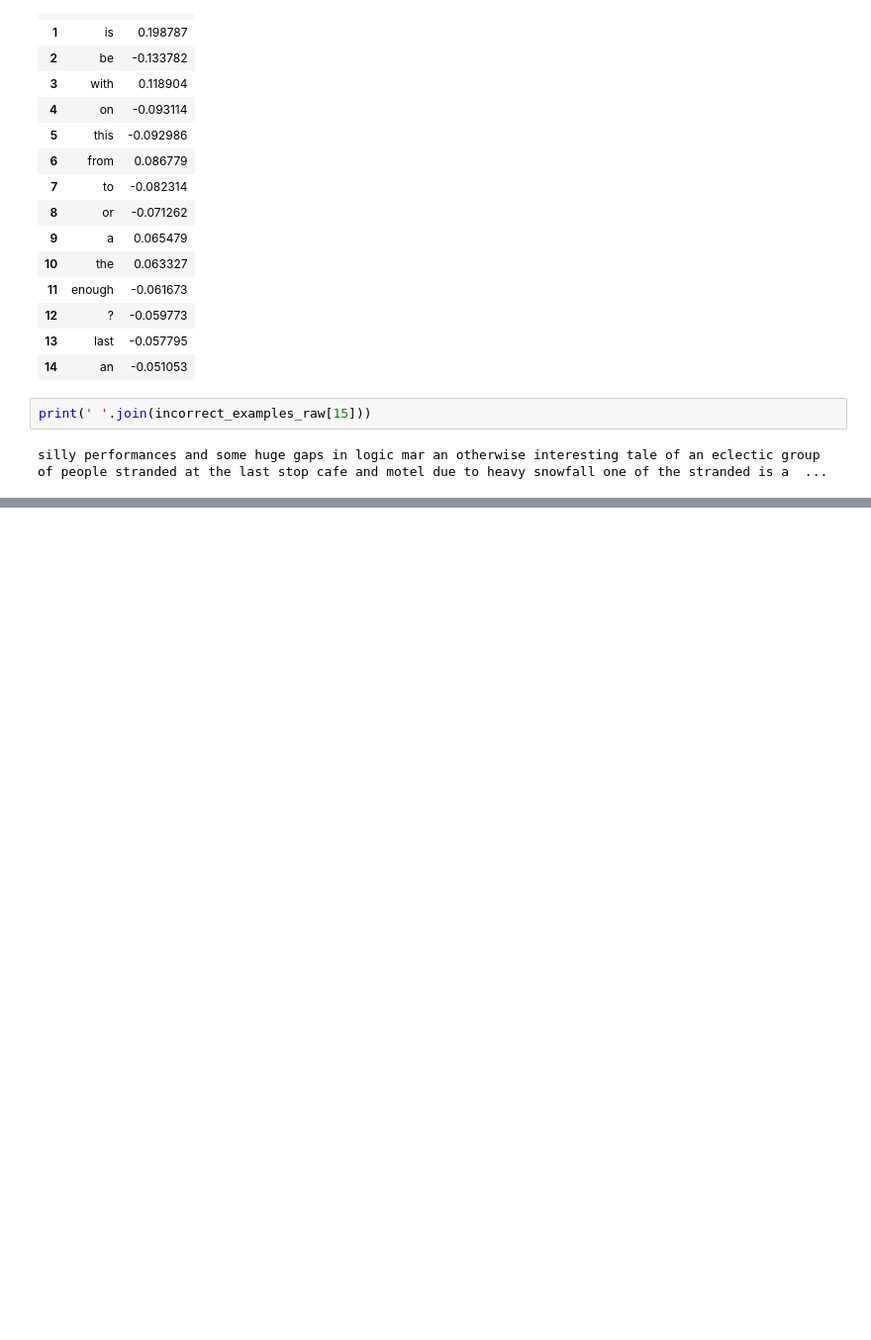
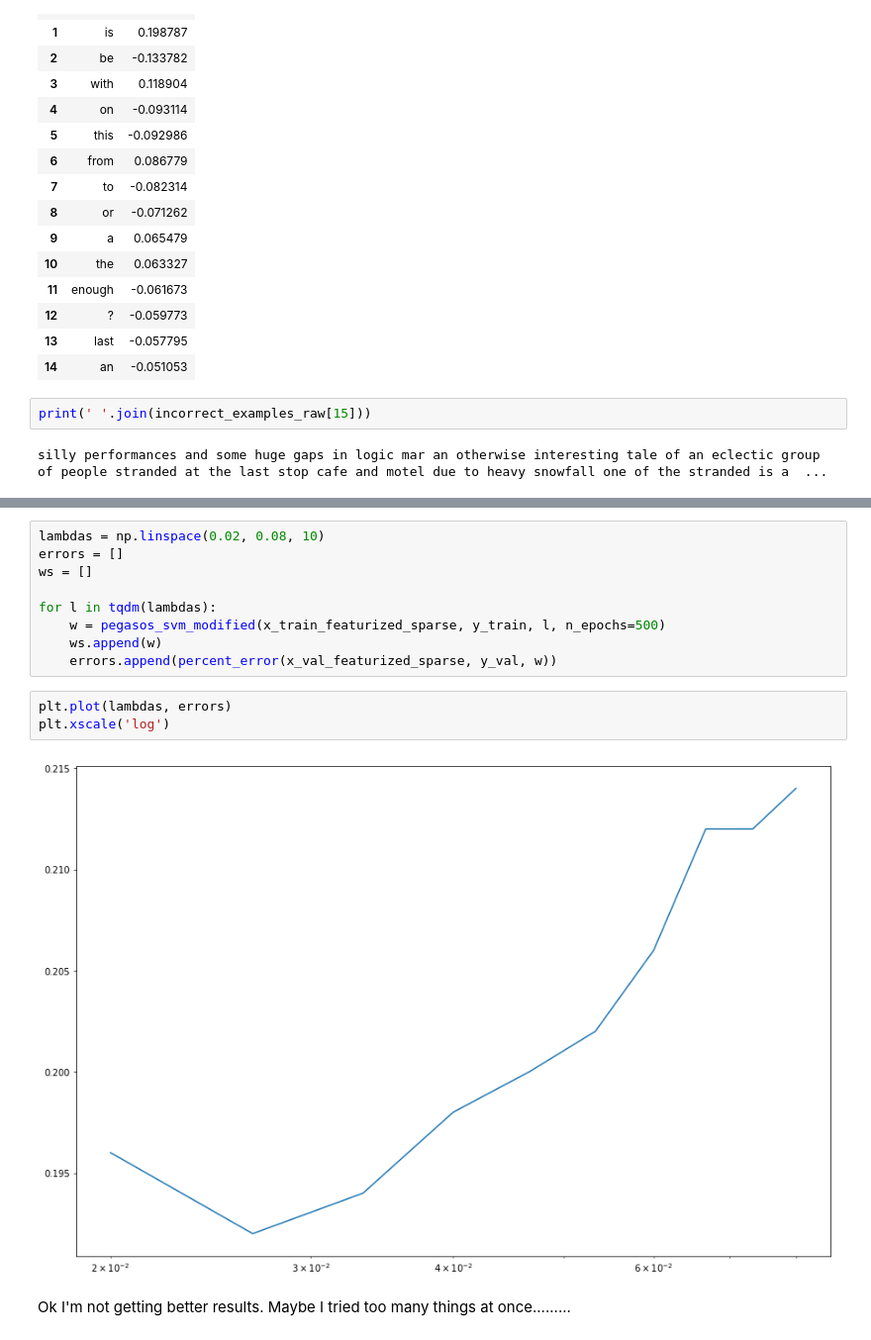
Before and after one commit to cfizette/NYU-Data-Science, a Jupyter notebook: DS-1003/hw/3/hw3-solution.ipynb, the cells around one changed output, grey strips where cells are left out. Shown at 99% size. Saved outputs shown, nothing was run; the diff lists cells and outputs as text; blank space fills up the shorter version.

```diff
--- a/DS-1003/hw/3/hw3-solution.ipynb
+++ b/DS-1003/hw/3/hw3-solution.ipynb
@@ -566,0 +682,16 @@ Again we see strong contributions by common, neutral words such as "and", "is",
+# %%
+lambdas = np.linspace(0.02, 0.08, 10)
+errors = []
+ws = []
+
+for l in tqdm(lambdas):
+    w = pegasos_svm_modified(x_train_featurized_sparse, y_train, l, n_epochs=500)
+    ws.append(w)
+    errors.append(percent_error(x_val_featurized_sparse, y_val, w))
+# %%
+plt.plot(lambdas, errors)
+plt.xscale('log')
+# %% [output]
+[figure, added]
+# %% [markdown]
+Ok I'm not getting better results. Maybe I tried too many things at once.........
```
Also changed, not shown: parts of 53 cells of this notebook, 3 other files.
